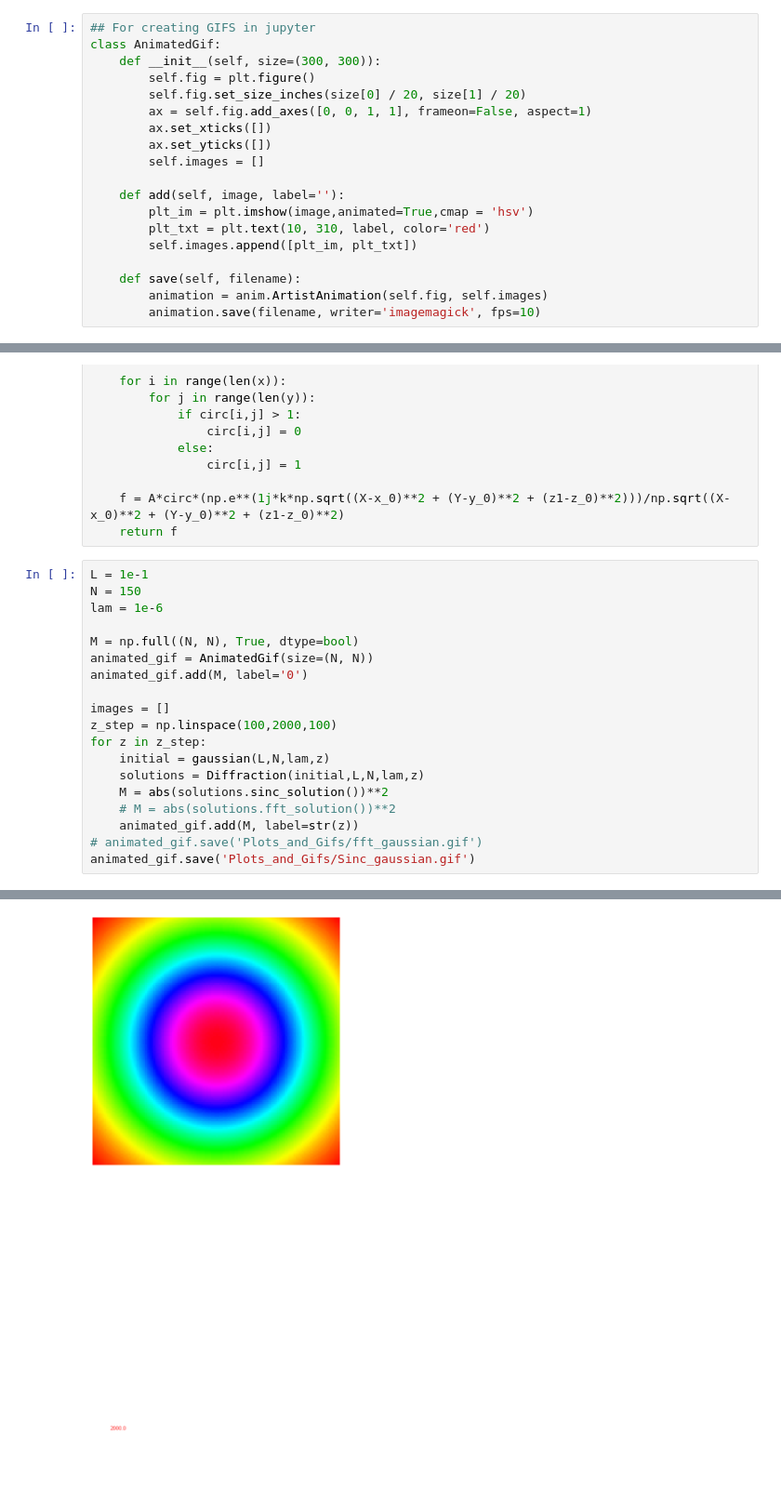
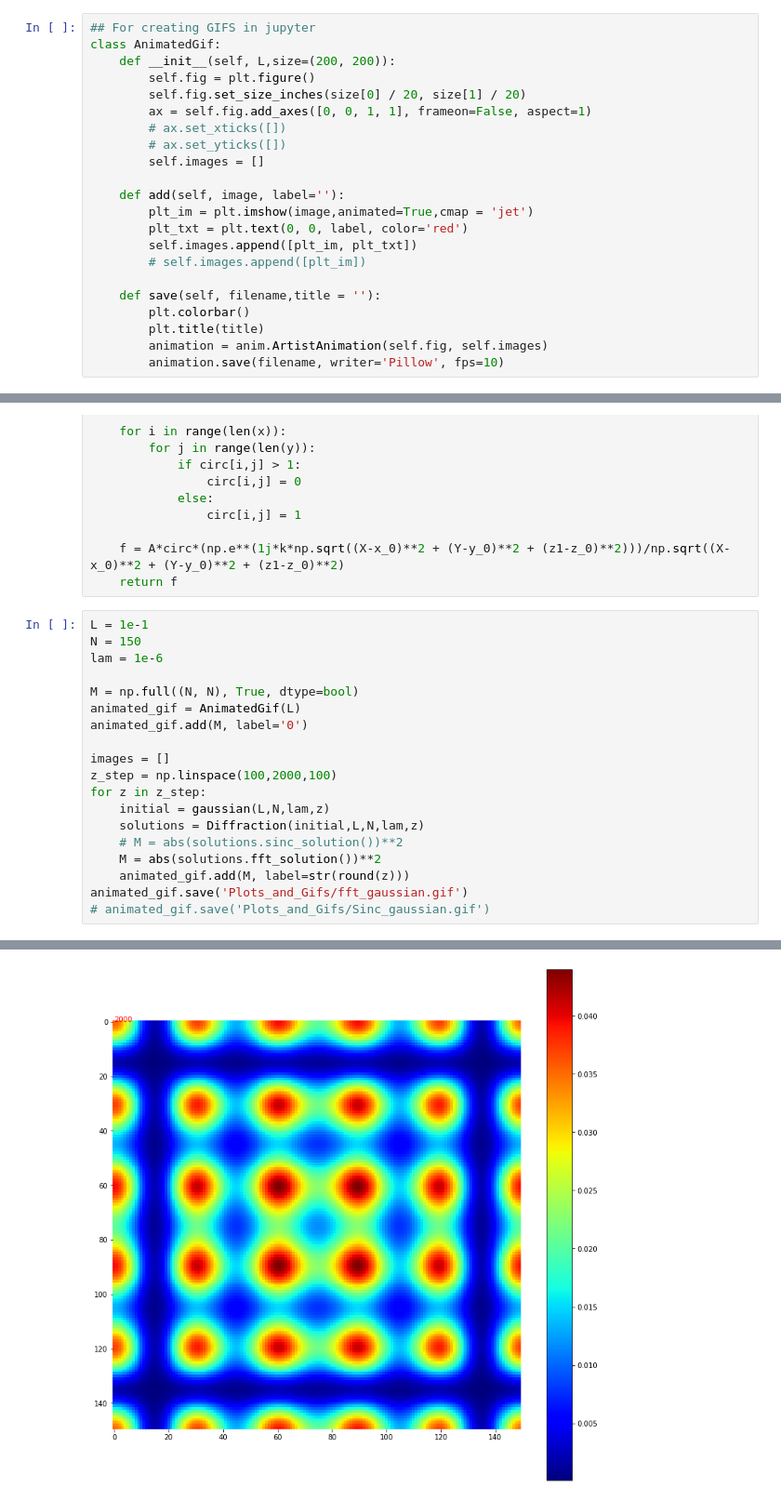
Before and after one commit to TeddyMeissner/Diffraction-Integral, a Jupyter notebook: plots_and_gifs.ipynb, the cells around one changed output, grey strips where cells are left out. Shown at 93% size. Saved outputs shown, nothing was run; the diff lists cells and outputs as text; blank space fills up the shorter version.

Commit message:
Plots and Gifs working fine

```diff
--- a/plots_and_gifs.ipynb
+++ b/plots_and_gifs.ipynb
@@ -11,22 +11,25 @@ importing Jupyter notebook from diffraction_code.ipynb
 # %%
 ## For creating GIFS in jupyter
 class AnimatedGif:
-    def __init__(self, size=(300, 300)):
+    def __init__(self, L,size=(200, 200)):
         self.fig = plt.figure()
         self.fig.set_size_inches(size[0] / 20, size[1] / 20)
         ax = self.fig.add_axes([0, 0, 1, 1], frameon=False, aspect=1)
-        ax.set_xticks([])
-        ax.set_yticks([])
+        # ax.set_xticks([])
+        # ax.set_yticks([])
         self.images = []
 
     def add(self, image, label=''):
-        plt_im = plt.imshow(image,animated=True,cmap = 'hsv')
-        plt_txt = plt.text(10, 310, label, color='red')
+        plt_im = plt.imshow(image,animated=True,cmap = 'jet')
+        plt_txt = plt.text(0, 0, label, color='red')
         self.images.append([plt_im, plt_txt])
+        # self.images.append([plt_im])
 
-    def save(self, filename):
+    def save(self, filename,title = ''):
+        plt.colorbar()
+        plt.title(title)
         animation = anim.ArtistAnimation(self.fig, self.images)
-        animation.save(filename, writer='imagemagick', fps=10)
+        animation.save(filename, writer='Pillow', fps=10)
 # %%
 ##Gaussian Initial Condition
 def gaussian(L,N,lam,z):
@@ -70,7 +73,7 @@ N = 150
 lam = 1e-6
 
 M = np.full((N, N), True, dtype=bool)
-animated_gif = AnimatedGif(size=(N, N))
+animated_gif = AnimatedGif(L)
 animated_gif.add(M, label='0')
 
 images = []
@@ -78,9 +81,9 @@ z_step = np.linspace(100,2000,100)
 for z in z_step:
     initial = gaussian(L,N,lam,z)
     solutions = Diffraction(initial,L,N,lam,z)
-    M = abs(solutions.sinc_solution())**2
-    # M = abs(solutions.fft_solution())**2
-    animated_gif.add(M, label=str(z))
-# animated_gif.save('Plots_and_Gifs/fft_gaussian.gif')
-animated_gif.save('Plots_and_Gifs/Sinc_gaussian.gif')
+    # M = abs(solutions.sinc_solution())**2
+    M = abs(solutions.fft_solution())**2
+    animated_gif.add(M, label=str(round(z)))
+animated_gif.save('Plots_and_Gifs/fft_gaussian.gif')
+# animated_gif.save('Plots_and_Gifs/Sinc_gaussian.gif')
 # %% [output]
@@ -88 +91 @@ MovieWriter imagemagick unavailable; using Pillow instead.
-[figure, old version]
+[figure, new version]
```
Also changed, not shown: parts of 4 cells of this notebook, 6 other files.
